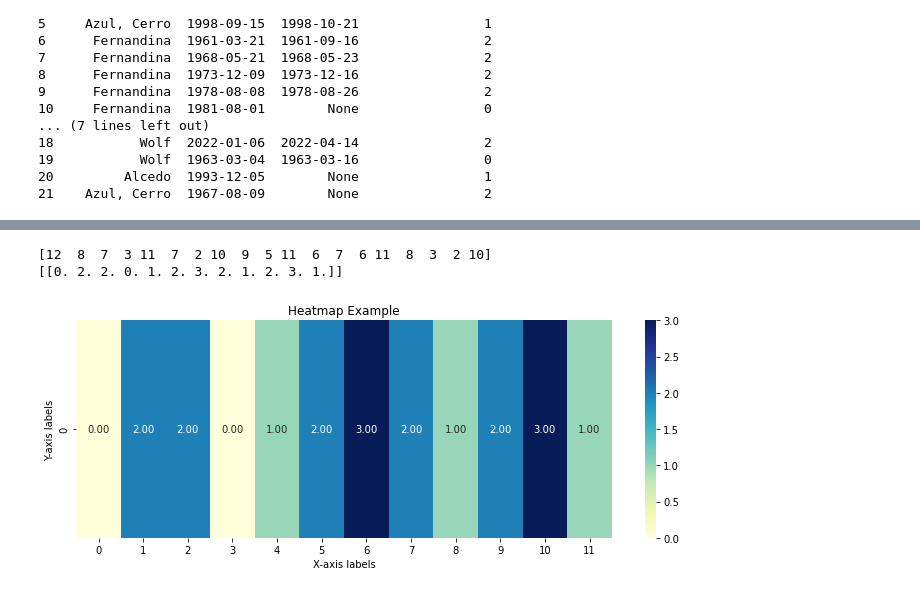
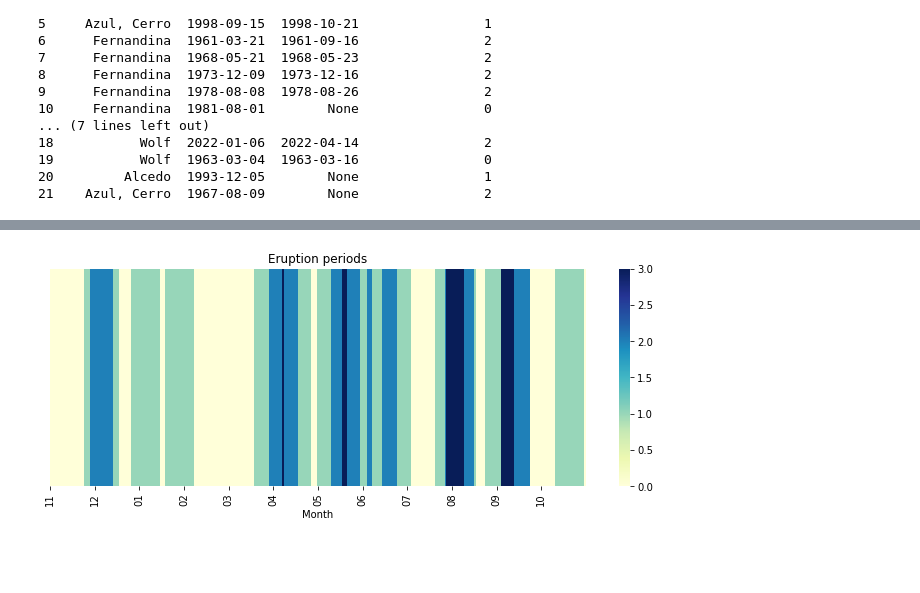
Before and after one commit to jonathan-quartin/um_volcano_project, a Jupyter notebook: distribs.ipynb, the cells around one changed output, grey strips where cells are left out. Saved outputs shown, nothing was run; the diff lists cells and outputs as text; code cells hidden in the pictures; blank space fills up the shorter version.

```diff
--- a/distribs.ipynb
+++ b/distribs.ipynb
@@ -105,0 +116,17 @@ plt.show()
+# %%
+erupt_dates = eruptions['Start'][eruptions['Start'] >= '1965']
+decimal_erupts = np.array(erupt_dates.apply(date_to_decimal_year))
+x = [((i + (2/12)) % 1) for i in decimal_erupts]
+bin_edges = [i * 1/365 for i in range(365)]
+bin_indices = np.digitize(x, bin_edges)
+data = np.zeros((1, 365))
+for i in bin_indices:
+    for j in range(20):
+        data[0][i-11+j] += 1
+plt.figure(figsize=(12,4))
+sns.heatmap(data, annot=False, fmt=".2f", cmap="YlGnBu")
+plt.title("Eruption periods")
+plt.xlabel("Month")
+plt.yticks([])
+plt.xticks([(1/12)*k*365 for k in range(12)], ['11', '12', '01', '02', '03', '04', '05', '06', '07', '08', '09', '10'])
+plt.show()
@@ -106,21 +135,19 @@ plt.show()
 # %%
 erupt_dates = non_nino_eruptions['Start'][non_nino_eruptions['Start'] >= '1965']
 decimal_erupts = np.array(erupt_dates.apply(date_to_decimal_year))
 x = [((i + (2/12)) % 1) for i in decimal_erupts]
-bin_edges = [i * 1/12 for i in range(12)]
+bin_edges = [i * 1/365 for i in range(365)]
 bin_indices = np.digitize(x, bin_edges)
-print(bin_indices)
-data = np.random.rand(1, 12)
-for i in range(data.shape[1]):
-    data[0][i] = np.sum(bin_indices == i+1)
-print(data)
+data = np.zeros((1, 365))
+for i in bin_indices:
+    for j in range(20):
+        data[0][i-11+j] += 1
 plt.figure(figsize=(12,4))
-sns.heatmap(data, annot=True, fmt=".2f", cmap="YlGnBu")
-plt.title("Heatmap Example")
-plt.xlabel("X-axis labels")
-plt.ylabel("Y-axis labels")
+sns.heatmap(data, annot=False, fmt=".2f", cmap="YlGnBu")
+plt.title("Eruption periods")
+plt.xlabel("Month")
+plt.yticks([])
+plt.xticks([(1/12)*k*365 for k in range(12)], ['11', '12', '01', '02', '03', '04', '05', '06', '07', '08', '09', '10'])
 plt.show()
 # %% [output]
-[12  8  7  3 11  7  2 10  9  5 11  6  7  6 11  8  3  2 10]
-[[0. 2. 2. 0. 1. 2. 3. 2. 1. 2. 3. 1.]]
-[figure, old version]
+[figure, new version]
```
Also changed, not shown: parts of 3 cells of this notebook, 12 other files.
